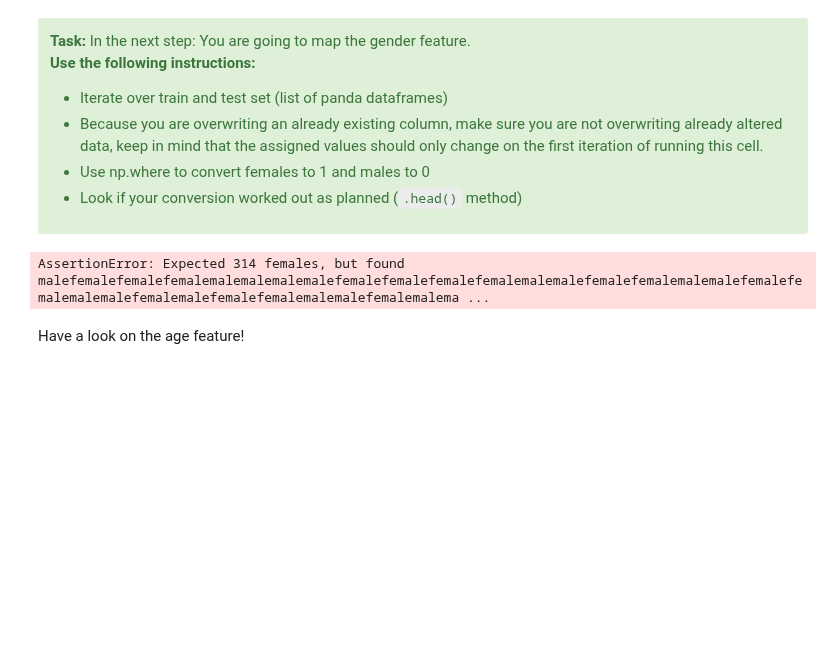
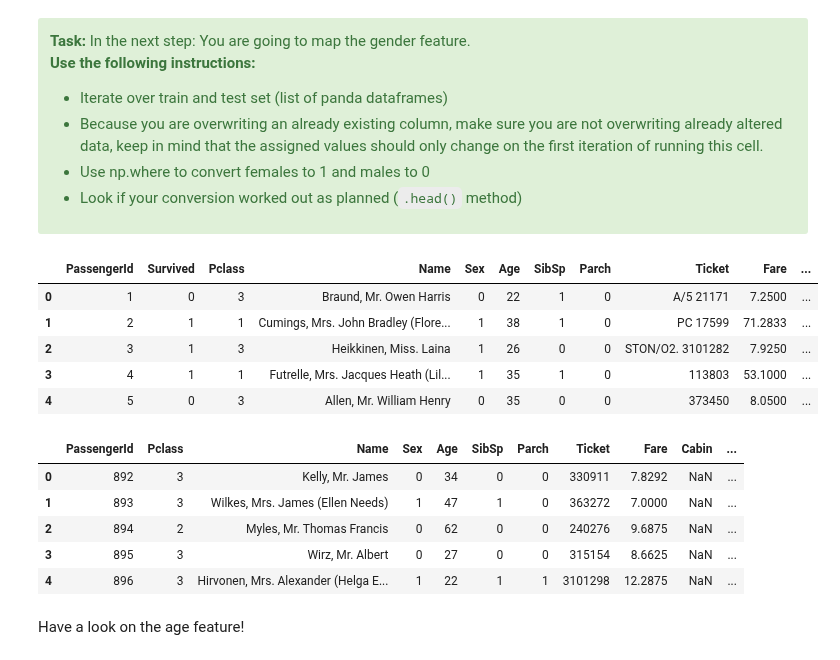
Before and after one commit to anton-seifert/LAMA, a Jupyter notebook: task-2-supervised-learning/Task 3.1 - Preparation.ipynb, the cells around one changed output. Drawn from its saved outputs; the diff is of its cells as text; code cells hidden in the pictures; blank space fills up the shorter version.

```diff
--- a/task-2-supervised-learning/Task 3.1 - Preparation.ipynb
+++ b/task-2-supervised-learning/Task 3.1 - Preparation.ipynb
@@ -583,14 +583,28 @@ Name: count, dtype: int64
 </div>
 # %%
 # STUDENT CODE HERE (2pt)
-
+for set in datasets:
+    if set["Sex"].dtype == object:
+        set["Sex"] = np.where(set["Sex"] == "female", 1, 0)
+    display(set.head())
 # STUDENT CODE until HERE
 
 # Check if the gender feature has been mapped correctly
 assert train['Sex'].sum() == 314 , f'Expected 314 females, but found {train["Sex"].sum()} females'
 assert test['Sex'].sum() == 152 , f'Expected 152 females, but found {test["Sex"].sum()} females'
 # %% [output]
-AssertionError: Expected 314 females, but found malefemalefemalefemalemalemalemalemalefemalefemalefemalefemalemalemalefemalefemalemalemalefemalefemalemalemalefemalemalefemalefemalemalemalefemalemalema ...
+|  | PassengerId | Survived | Pclass | Name | Sex | Age | SibSp | Parch | Ticket | Fare | ... |
+| 0 | 1 | 0 | 3 | Braund, Mr. Owen Harris | 0 | 22 | 1 | 0 | A/5 21171 | 7.2500 | ... |
+| 1 | 2 | 1 | 1 | Cumings, Mrs. John Bradley (Flore... | 1 | 38 | 1 | 0 | PC 17599 | 71.2833 | ... |
+| 2 | 3 | 1 | 3 | Heikkinen, Miss. Laina | 1 | 26 | 0 | 0 | STON/O2. 3101282 | 7.9250 | ... |
+| 3 | 4 | 1 | 1 | Futrelle, Mrs. Jacques Heath (Lil... | 1 | 35 | 1 | 0 | 113803 | 53.1000 | ... |
+| 4 | 5 | 0 | 3 | Allen, Mr. William Henry | 0 | 35 | 0 | 0 | 373450 | 8.0500 | ... |
+|  | PassengerId | Pclass | Name | Sex | Age | SibSp | Parch | Ticket | Fare | Cabin | ... |
+| 0 | 892 | 3 | Kelly, Mr. James | 0 | 34 | 0 | 0 | 330911 | 7.8292 | NaN | ... |
+| 1 | 893 | 3 | Wilkes, Mrs. James (Ellen Needs) | 1 | 47 | 1 | 0 | 363272 | 7.0000 | NaN | ... |
+| 2 | 894 | 2 | Myles, Mr. Thomas Francis | 0 | 62 | 0 | 0 | 240276 | 9.6875 | NaN | ... |
+| 3 | 895 | 3 | Wirz, Mr. Albert | 0 | 27 | 0 | 0 | 315154 | 8.6625 | NaN | ... |
+| 4 | 896 | 3 | Hirvonen, Mrs. Alexander (Helga E... | 1 | 22 | 1 | 1 | 3101298 | 12.2875 | NaN | ... |
 # %% [markdown]
 Have a look on the age feature!
 # %%
```
Also changed, not shown: parts of 2 cells of this notebook, 1 other file.
